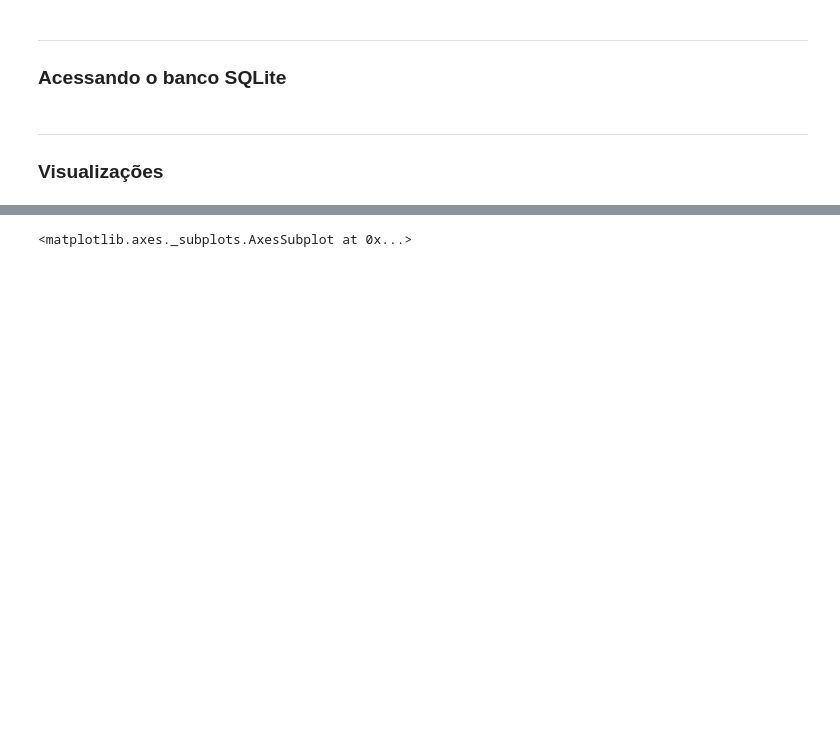
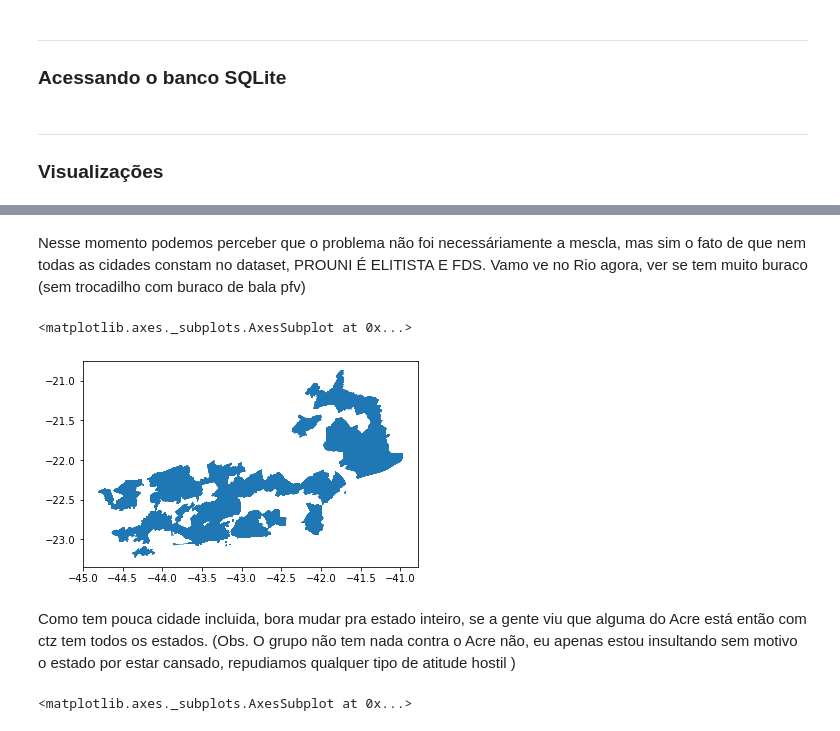
Before and after one commit to LucasTreuke/a2BancoDeDados, a Jupyter notebook: 01esse.ipynb, the cells around one changed output, grey strips where cells are left out. Saved outputs shown, nothing was run; the diff lists cells and outputs as text; code cells hidden in the pictures; blank space fills up the shorter version.

```diff
--- a/01esse.ipynb
+++ b/01esse.ipynb
@@ -44 +107,20 @@ df = pd.DataFrame(cur.fetchall(), columns=['grau', 'turno', 'mensalidade', 'bols
+# %% [markdown]
+Nesse momento podemos perceber que o problema não foi necessáriamente a mescla, mas sim o fato de que nem todas as cidades constam no dataset, PROUNI É ELITISTA E FDS.
+Vamo ve no Rio agora, ver se tem muito buraco (sem trocadilho com buraco de bala pfv)
+# %%
+UF="RJ"
+file = open("geojs-33-mun.json")
+geodata = geopandas.read_file(file)
+
+geodata[c]=geodata[c].str.lower().map(lambda x: unicodedata.normalize('NFKD', x)).str.encode('ascii', 'ignore')
+
+df3=pd.merge(df,geodata,on="name")
+gdf3 = geopandas.GeoDataFrame(
+    df3, geometry=df3["geometry"])
+gdf3.plot()
+# %% [output]
+<matplotlib.axes._subplots.AxesSubplot at 0x...>
+[figure, added]
+# %% [markdown]
+Como tem pouca cidade incluida, bora mudar pra estado inteiro, se a gente viu que alguma do Acre está então com ctz tem todos os estados. (Obs. O grupo não tem nada contra o Acre não, eu apenas estou insultando sem motivo o estado por estar cansado, repudiamos qualquer tipo de atitude hostil )
 # %%
```
Also changed, not shown: parts of 10 cells of this notebook, 2 other files.
